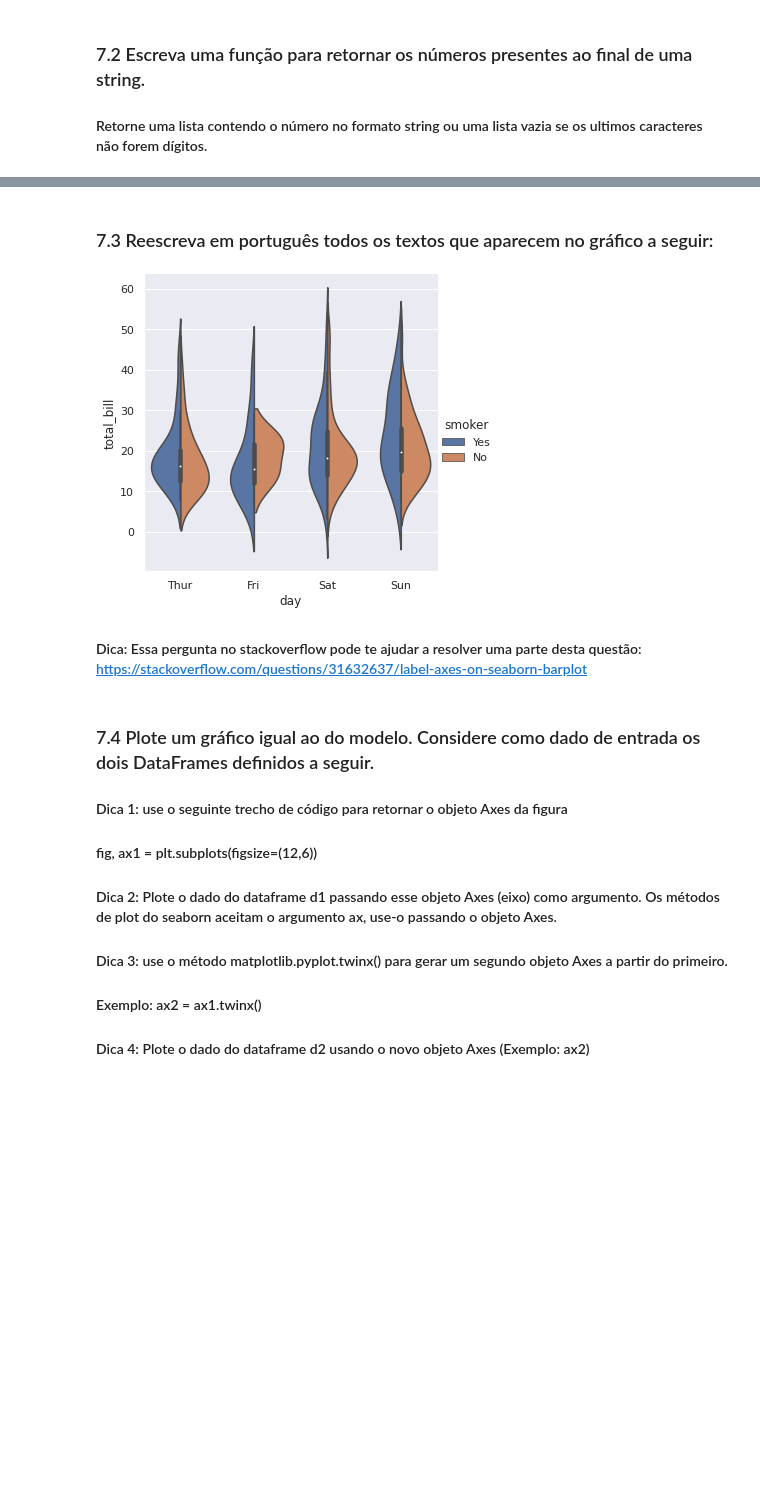
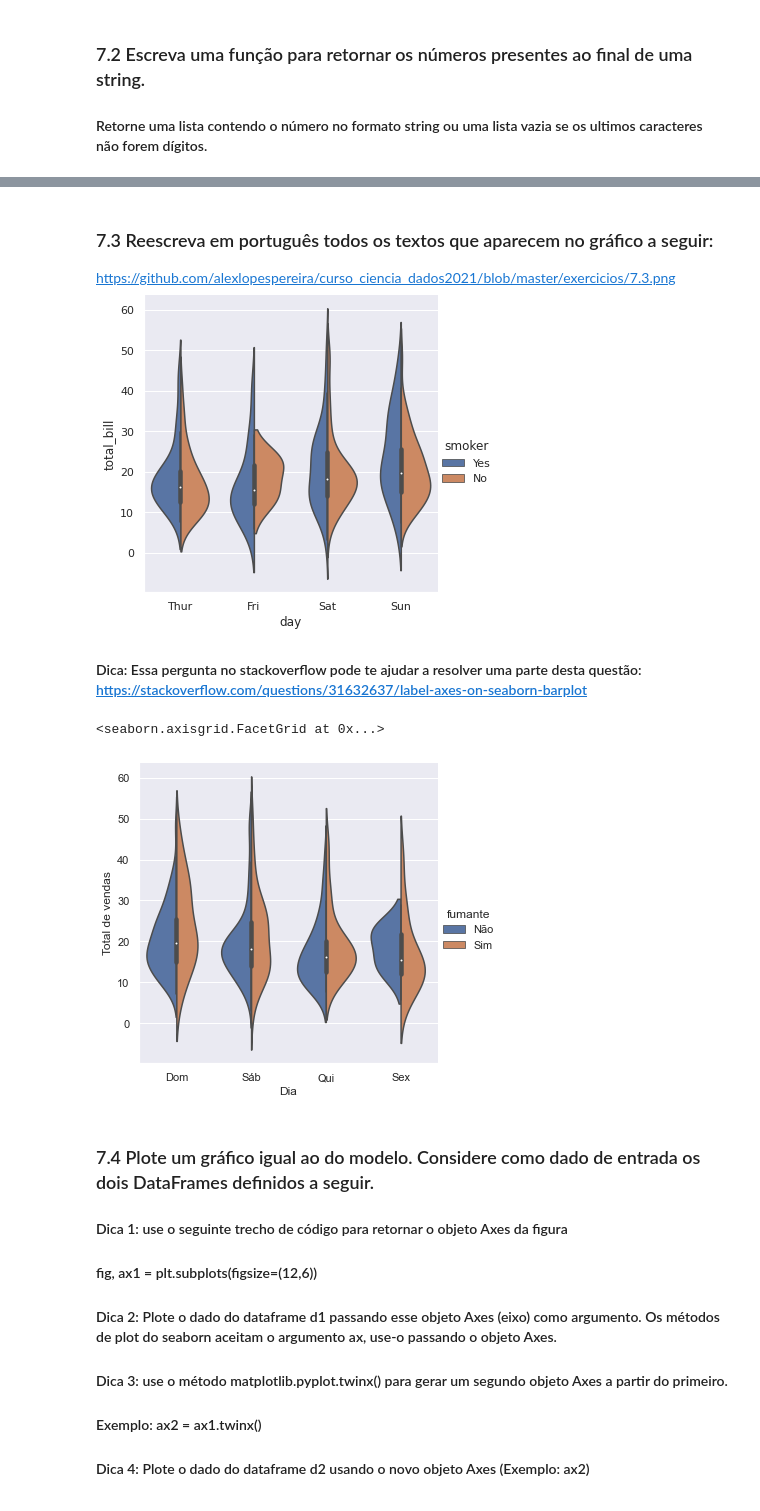
Before and after one commit to brunaguedes92/curso_ciencia_dados2021, a Jupyter notebook: exercicios/Aula7_Exercicio.ipynb, the cells around one changed output, grey strips where cells are left out. Drawn from its saved outputs; the diff is of its cells as text; code cells hidden in the pictures; blank space fills up the shorter version.

```diff
--- a/exercicios/Aula7_Exercicio.ipynb
+++ b/exercicios/Aula7_Exercicio.ipynb
@@ -42,5 +40,6 @@ assert get_final_numbers('33a307a') == []
 assert get_final_numbers('33a307') == ['307']
 # %% [markdown]
 ### 7.3 Reescreva em português todos os textos que aparecem no gráfico a seguir:
+https://github.com/alexlopespereira/curso_ciencia_dados2021/blob/master/exercicios/7.3.png
 ![tips.png](attachment:tips.png)
 #### Dica: Essa pergunta no stackoverflow pode te ajudar a resolver uma parte desta questão: https://stackoverflow.com/questions/31632637/label-axes-on-seaborn-barplot
@@ -49,3 +46,21 @@ assert get_final_numbers('33a307') == ['307']
+# %%
+# Resolva aqui o exercício
+sns.set() # Ajusta valor padrão de tema, escala e paleta de cor
+tips = sns.load_dataset("tips")# alterando o nome da coluna smoker diretamente no dataframe
+
+tips.rename(columns={'smoker':'fumante'}, inplace=True)# alterando o valor yes e no
+
+tips['fumante'] = tips['fumante'].replace({'Yes': 'Sim', 'No': 'Não'})# alterando dias da semana
+
+tips['day'] = tips['day'].replace({'Sun':'Dom', 'Thur':'Qui', 'Fri':'Sex', 'Sat':'Sáb'})
+tips
+ax = sns.catplot(x="day", y="total_bill", hue="fumante",
+            kind="violin", split=True, data=tips);# Alterando os lables dos eixos x e y
+# # https://stackoverflow.com/questions/31632637/label-axes-on-seaborn-barplot
+ax.set(xlabel='Dia', ylabel="Total de vendas")
+# %% [output]
+<seaborn.axisgrid.FacetGrid at 0x...>
+[figure, added]
 # %% [markdown]
 ### 7.4 Plote um gráfico igual ao do modelo. Considere como dado de entrada os dois DataFrames definidos a seguir.
 #### Dica 1: use o seguinte trecho de código para retornar o objeto Axes da figura
```
Also changed, not shown: parts of 2 cells of this notebook, 2 other files.
